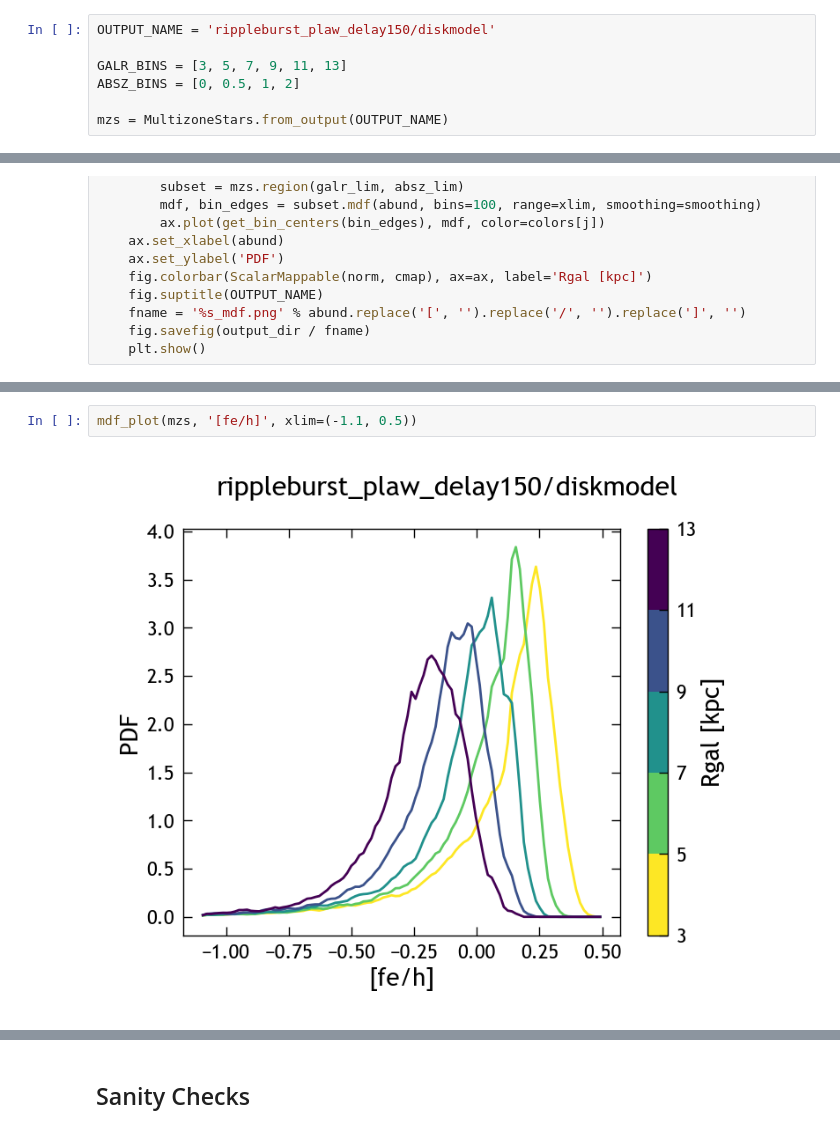
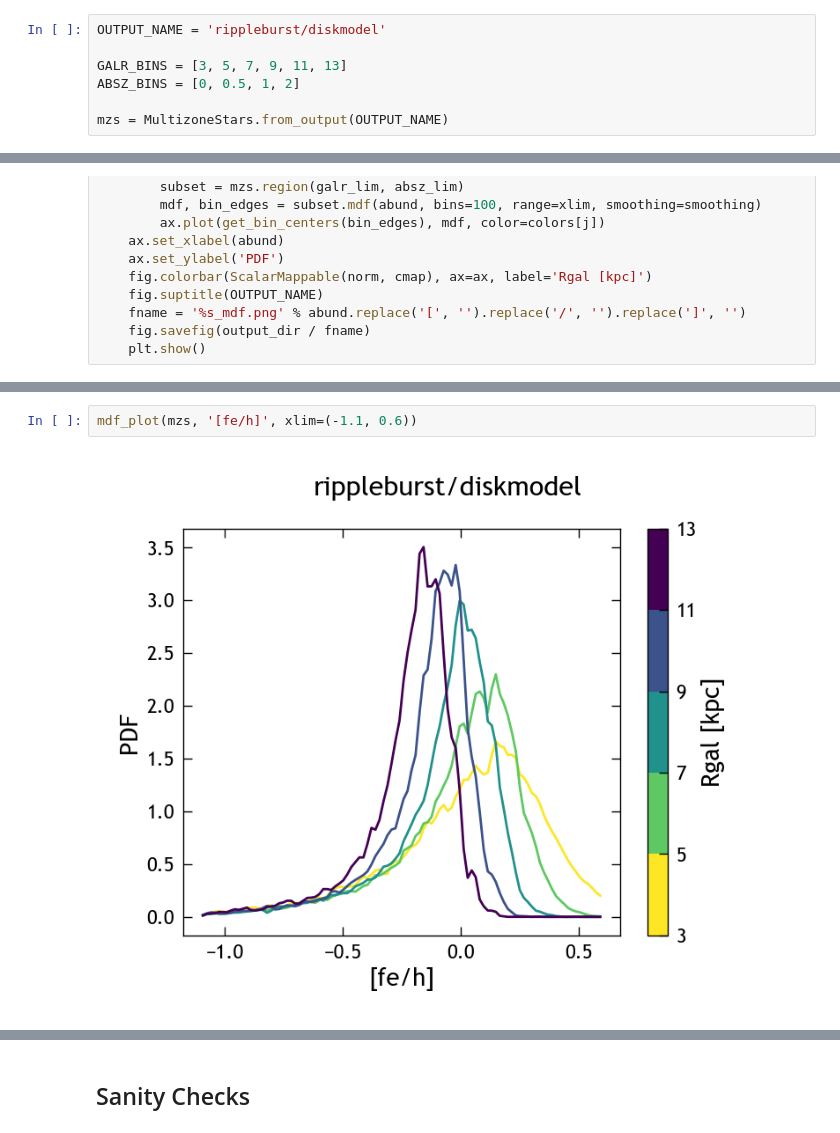
Before and after one commit to lodubay/yar-models, a Jupyter notebook: multizone_plots.ipynb, the cells around one changed output, grey strips where cells are left out. Saved outputs shown, nothing was run; the diff lists cells and outputs as text.

```diff
--- a/multizone_plots.ipynb
+++ b/multizone_plots.ipynb
@@ -17,7 +17,7 @@ from multizone._globals import MAX_SF_RADIUS, ZONE_WIDTH, END_TIME
 
 plt.style.use(paths.styles / 'notebook.mplstyle')
 # %%
-OUTPUT_NAME = 'rippleburst_plaw_delay150/diskmodel'
+OUTPUT_NAME = 'rippleburst/diskmodel'
 
 GALR_BINS = [3, 5, 7, 9, 11, 13]
 ABSZ_BINS = [0, 0.5, 1, 2]
@@ -173,5 +177,5 @@ mdf_plot(mzs, '[mg/h]', xlim=(-0.9, 0.4))
 # %%
-mdf_plot(mzs, '[fe/h]', xlim=(-1.1, 0.5))
+mdf_plot(mzs, '[fe/h]', xlim=(-1.1, 0.6))
 # %% [output]
-[figure, old version]
+[figure, new version]
 # %%
```
Also changed, not shown: parts of 12 cells of this notebook, 39 other files.
